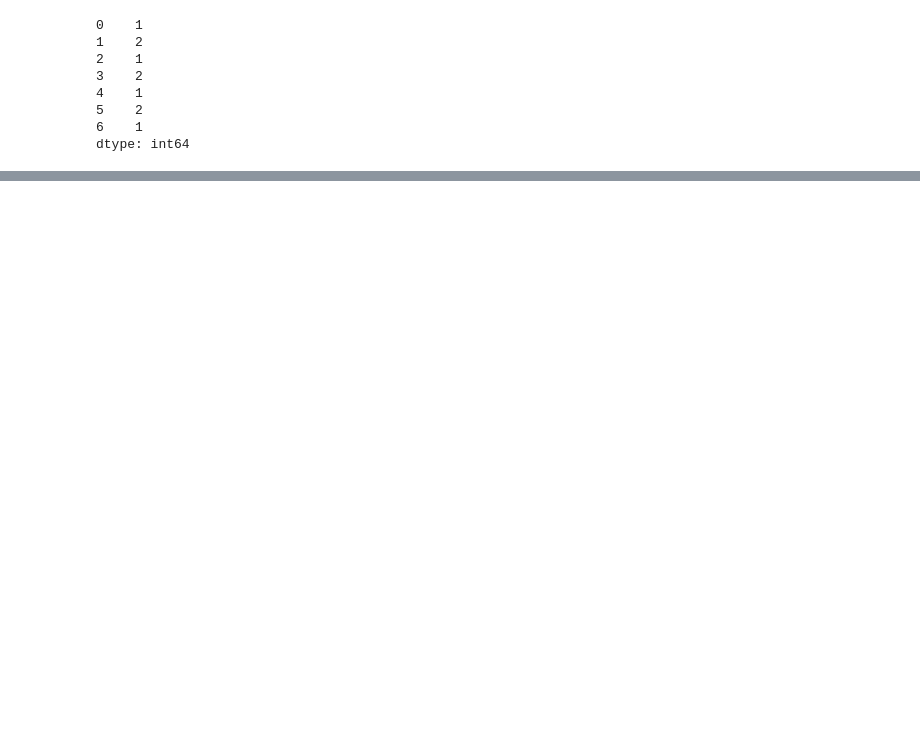
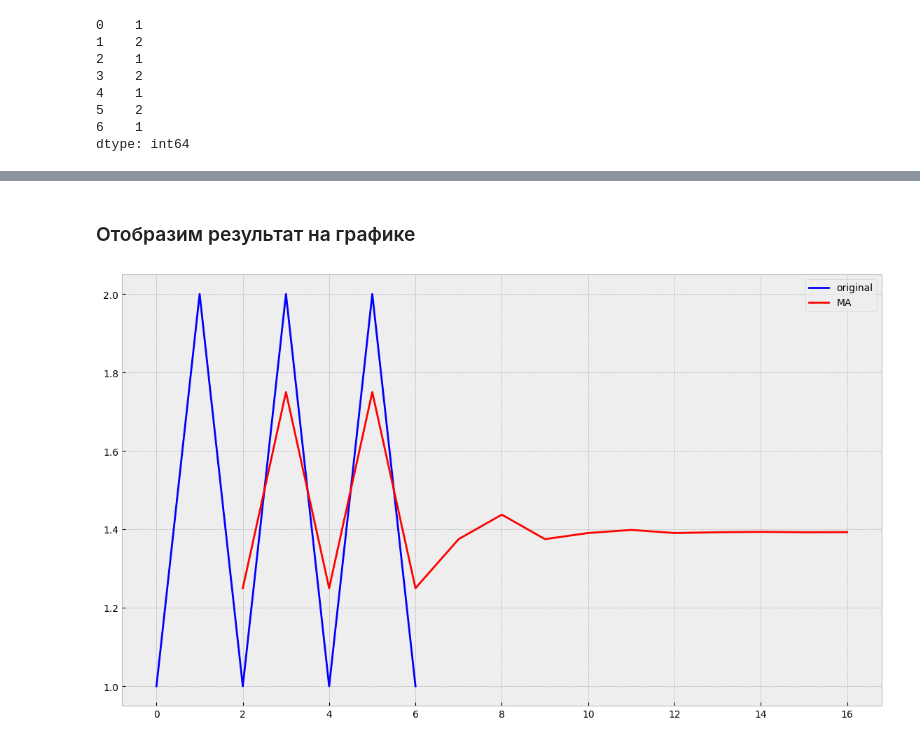
Before and after one commit to BalshowAndrew/time_series, a Jupyter notebook: ts_studying/wma_predict.ipynb, the cells around one changed output, grey strips where cells are left out. Saved outputs shown, nothing was run; the diff lists cells and outputs as text; code cells hidden in the pictures; blank space fills up the shorter version.

Commit message:
02_hw_time_series.ipynb and wma_predict.ipynb were modified

```diff
--- a/ts_studying/wma_predict.ipynb
+++ b/ts_studying/wma_predict.ipynb
@@ -66 +114,11 @@ wma_series
 dtype: float64
+# %% [markdown]
+### Отобразим результат на графике
+# %%
+with plt.style.context('bmh'):
+    plt.figure(figsize=(14, 8))
+    plt.plot(series, color='blue', linewidth='2', label='original')
+    plt.plot(wma_series, color='red', linewidth='2', label='MA')
+    plt.legend()
+# %% [output]
+[figure, added]
```
Also changed, not shown: parts of 21 cells of this notebook, 1 other file.
